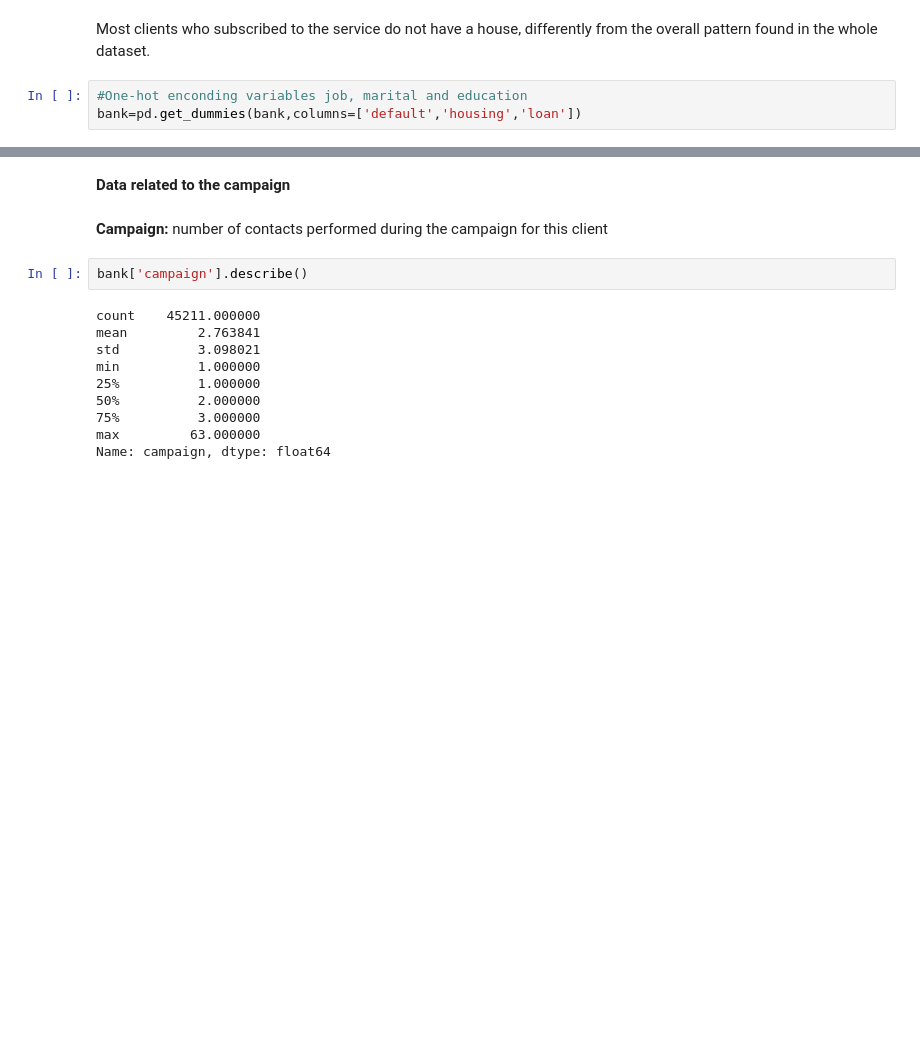
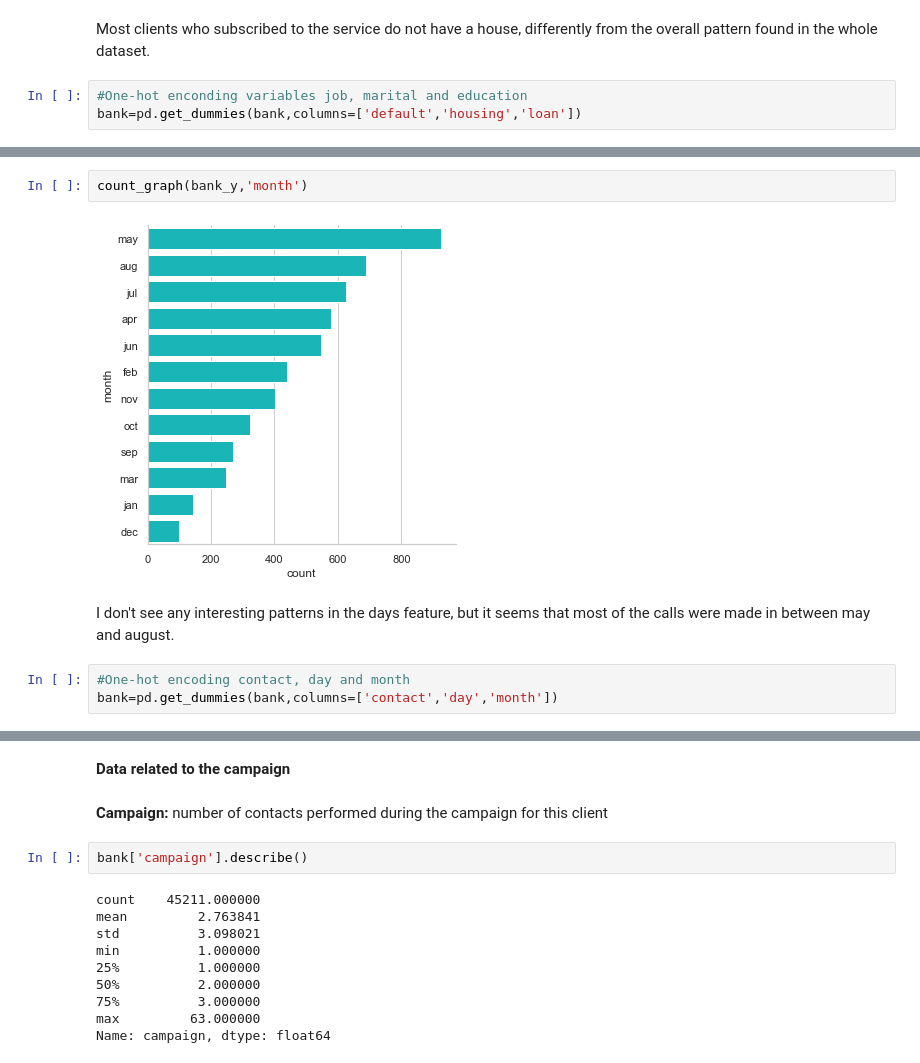
Before and after one commit to nataliablock/bank_marketing_prediction, a Jupyter notebook: bank_marketing_pred.ipynb, the cells around one changed output, grey strips where cells are left out. Cells and saved outputs as stored; diff of their text form; blank space fills up the shorter version.

```diff
--- a/bank_marketing_pred.ipynb
+++ b/bank_marketing_pred.ipynb
@@ -192,0 +289,9 @@ bank=pd.get_dummies(bank,columns=['default','housing','loan'])
+# %%
+count_graph(bank_y,'month')
+# %% [output]
+[figure, added]
+# %% [markdown]
+I don't see any interesting patterns in the days feature, but it seems that most of the calls were made in between may and august.
+# %%
+#One-hot encoding contact, day and month
+bank=pd.get_dummies(bank,columns=['contact','day','month'])
```
Also changed, not shown: parts of 46 cells of this notebook.
